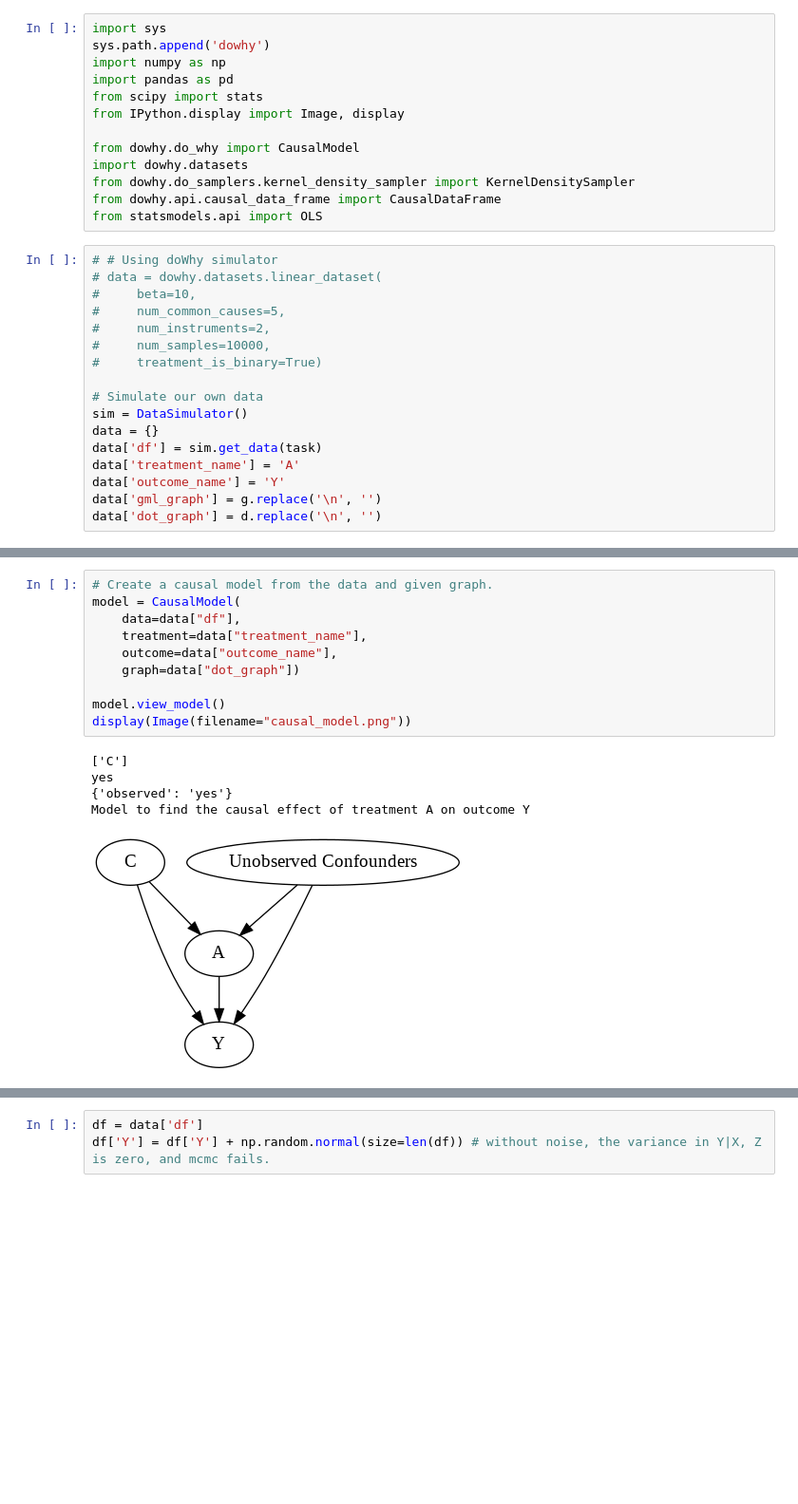
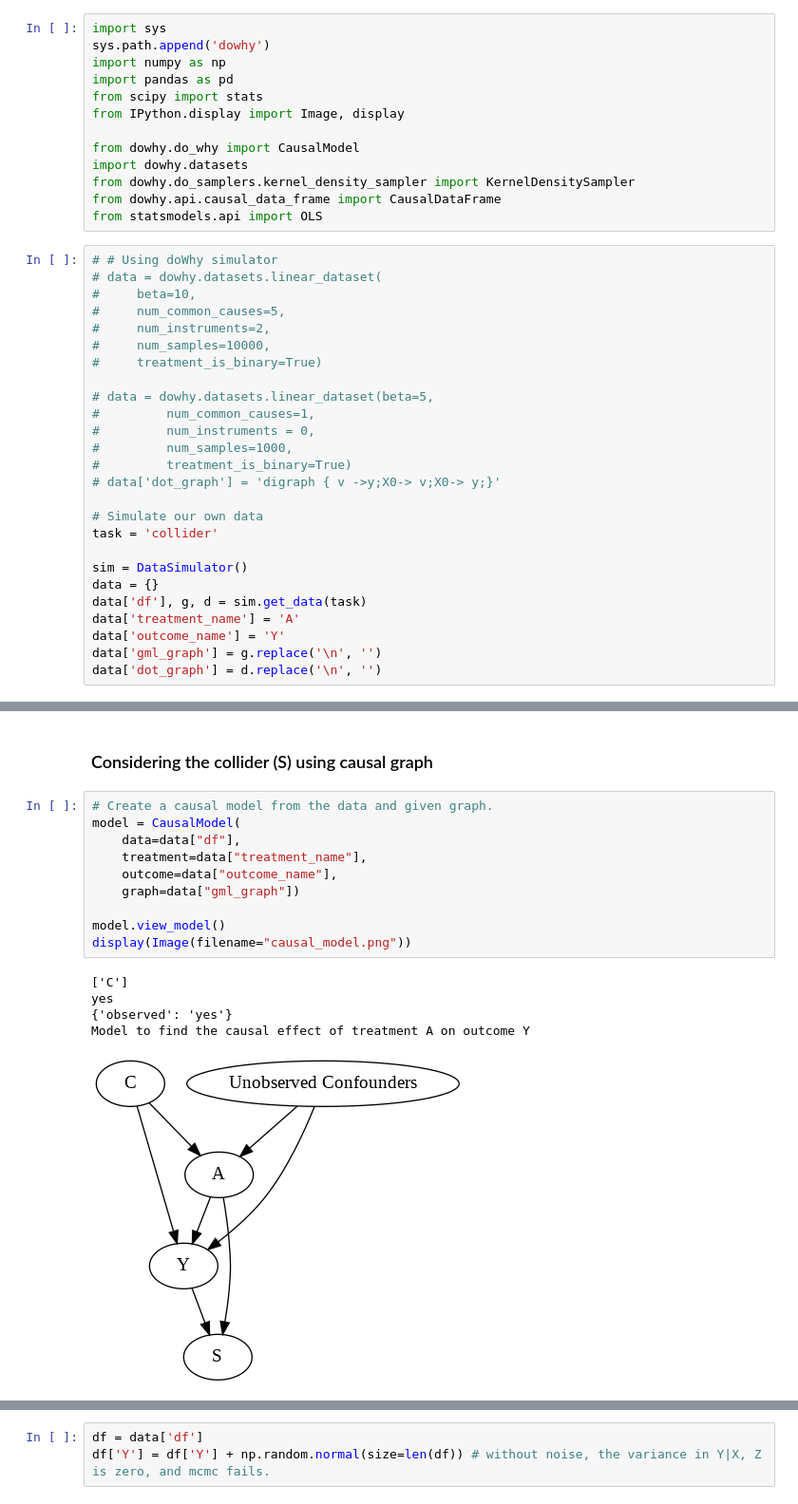
Before and after one commit to ckbjimmy/2019_tokyo, a Jupyter notebook: causal_workshop.ipynb, the cells around one changed output, grey strips where cells are left out. Shown at 95% size. Cells and saved outputs as stored; diff of their text form; blank space fills up the shorter version.

```diff
--- a/causal_workshop.ipynb
+++ b/causal_workshop.ipynb
@@ -164,10 +164,19 @@ from statsmodels.api import OLS
 #     num_samples=10000,
 #     treatment_is_binary=True)
 
+# data = dowhy.datasets.linear_dataset(beta=5,
+#         num_common_causes=1,
+#         num_instruments = 0,
+#         num_samples=1000,
+#         treatment_is_binary=True)
+# data['dot_graph'] = 'digraph { v ->y;X0-> v;X0-> y;}'
+
 # Simulate our own data
+task = 'collider'
+
 sim = DataSimulator()
 data = {}
-data['df'] = sim.get_data(task)
+data['df'], g, d = sim.get_data(task)
 data['treatment_name'] = 'A'
 data['outcome_name'] = 'Y'
 data['gml_graph'] = g.replace('\n', '')
@@ -195,19 +232,21 @@ data
+# %% [markdown]
+### Considering the collider (S) using causal graph
 # %%
 # Create a causal model from the data and given graph.
 model = CausalModel(
     data=data["df"],
     treatment=data["treatment_name"],
     outcome=data["outcome_name"],
-    graph=data["dot_graph"])
+    graph=data["gml_graph"])
 
 model.view_model()
 display(Image(filename="causal_model.png"))
 # %% [output]
 ['C']
 yes
 {'observed': 'yes'}
 Model to find the causal effect of treatment A on outcome Y
-[figure, old version]
+[figure, new version]
 # %%
 # Identify causal effect and return target estimands
 identified_estimand = model.identify_effect()
```
Also changed, not shown: parts of 18 cells of this notebook.
